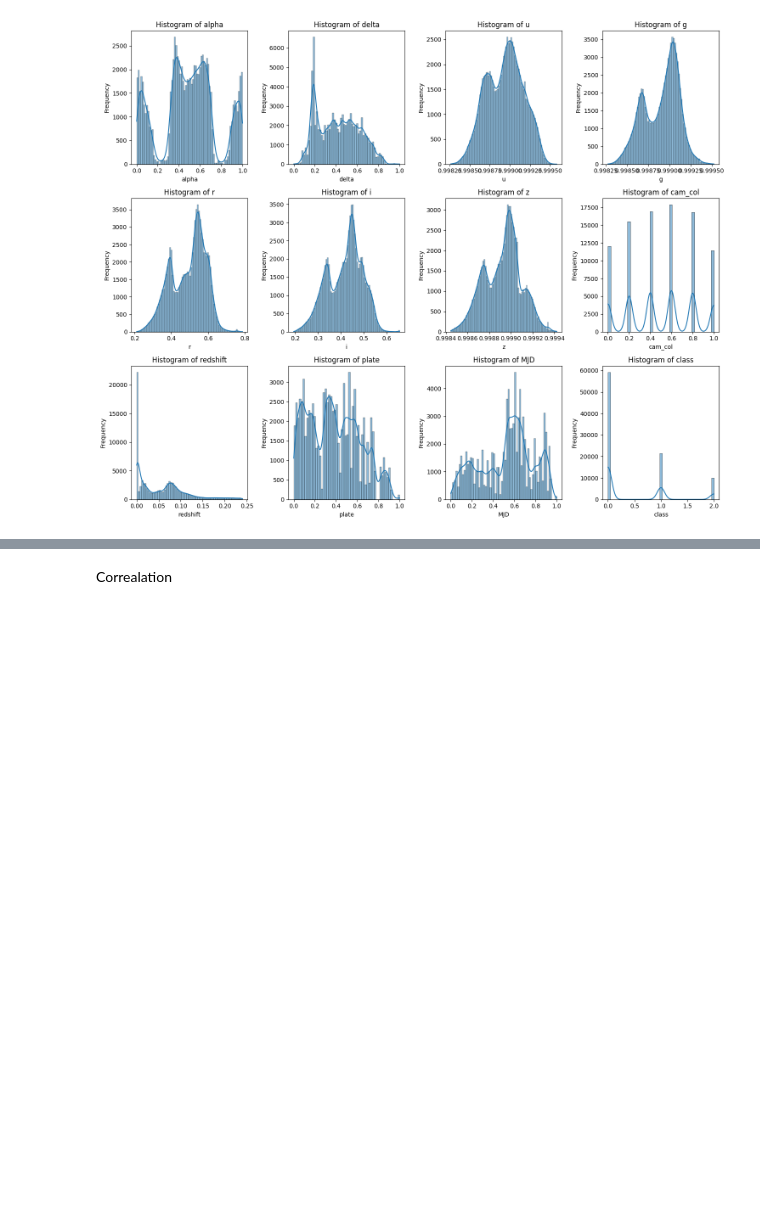
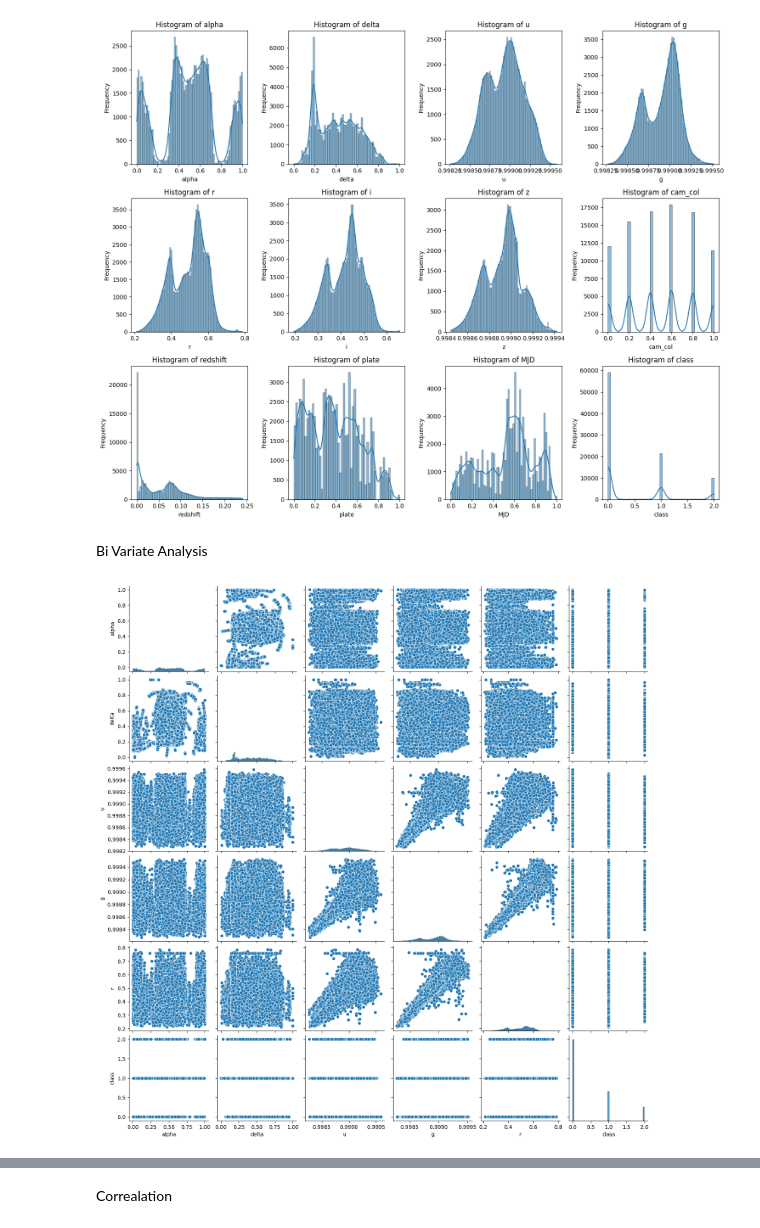
Before and after one commit to kiki-95/BIA_Project, a Jupyter notebook: stellar object detection.ipynb, the cells around one changed output, grey strips where cells are left out. Cells and saved outputs as stored; diff of their text form; code cells hidden in the pictures; blank space fills up the shorter version.

```diff
--- a/stellar object detection.ipynb
+++ b/stellar object detection.ipynb
@@ -313,6 +315,16 @@ plt.tight_layout()
 plt.show()
 # %% [output]
 [figure]
+# %% [markdown]
+Bi Variate Analysis
+# %%
+columns1 = ['alpha', 'delta', 'u', 'g', 'r', 'class']
+columns2 = ['i', 'z', 'cam_col', 'redshift', 'plate', 'MJD', 'class']
+# %%
+sns.pairplot(data=data_clean[columns1])
+plt.show()
+# %% [output]
+[figure, added]
 # %%
 data_clean.head()
 # %% [output]
```
Also changed, not shown: parts of 1 cell of this notebook.
